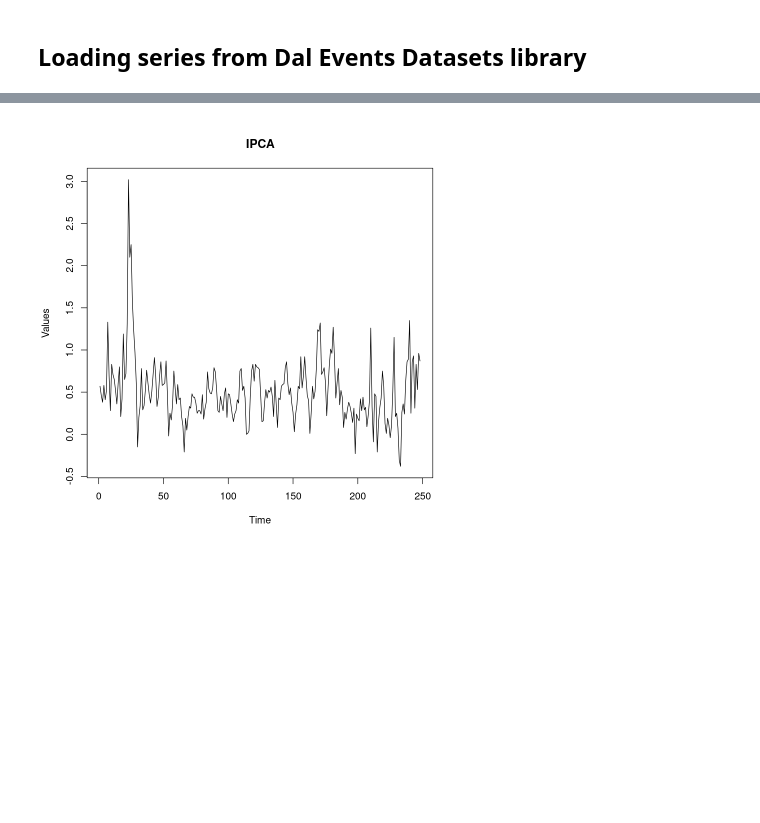
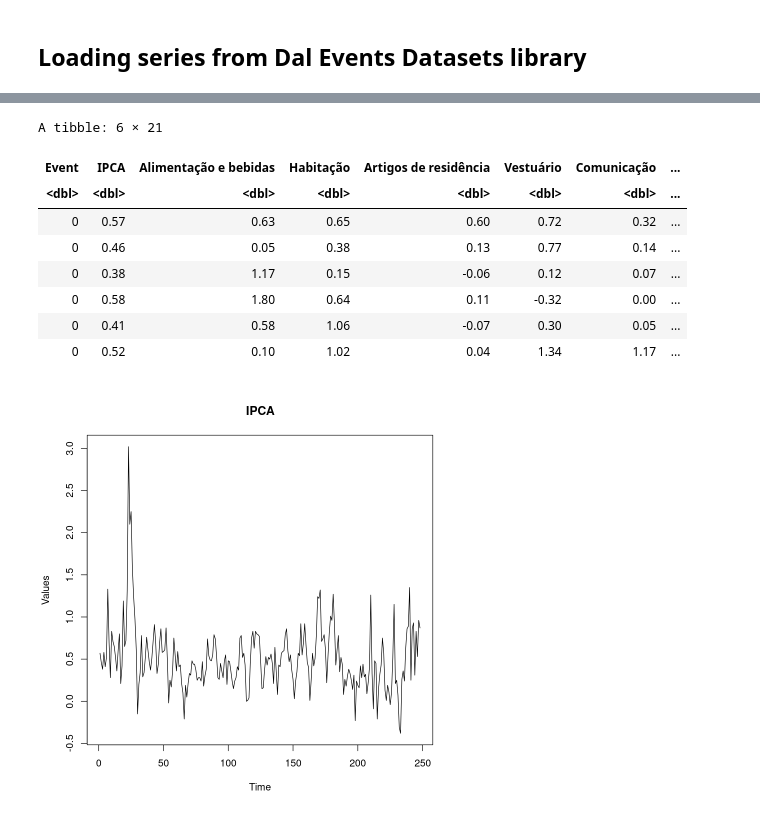
Before and after one commit to janiosl/rDS, a Jupyter notebook: cefet/dal_event_datasets.ipynb, the cells around one changed output, grey strips where cells are left out. Cells and saved outputs as stored; diff of their text form; code cells hidden in the pictures; blank space fills up the shorter version.

```diff
--- a/cefet/dal_event_datasets.ipynb
+++ b/cefet/dal_event_datasets.ipynb
@@ -34,3 +47,16 @@ data(fi_br)
+# %%
+#Show first observations of series Inflation
+head(fi_br$Inflation)
+# %% [output]
+A tibble: 6 × 21
+| Event | IPCA | Alimentação e bebidas | Habitação | Artigos de residência | Vestuário | Comunicação | ... |
+| <dbl> | <dbl> | <dbl> | <dbl> | <dbl> | <dbl> | <dbl> | ... |
+| 0 | 0.57 | 0.63 | 0.65 | 0.60 | 0.72 | 0.32 | ... |
+| 0 | 0.46 | 0.05 | 0.38 | 0.13 | 0.77 | 0.14 | ... |
+| 0 | 0.38 | 1.17 | 0.15 | -0.06 | 0.12 | 0.07 | ... |
+| 0 | 0.58 | 1.80 | 0.64 | 0.11 | -0.32 | 0.00 | ... |
+| 0 | 0.41 | 0.58 | 1.06 | -0.07 | 0.30 | 0.05 | ... |
+| 0 | 0.52 | 0.10 | 1.02 | 0.04 | 1.34 | 1.17 | ... |
 # %%
 #Select subset inflation and IPCA index
 inflation <- fi_br$Inflation
```
Also changed, not shown: parts of 12 cells of this notebook.
